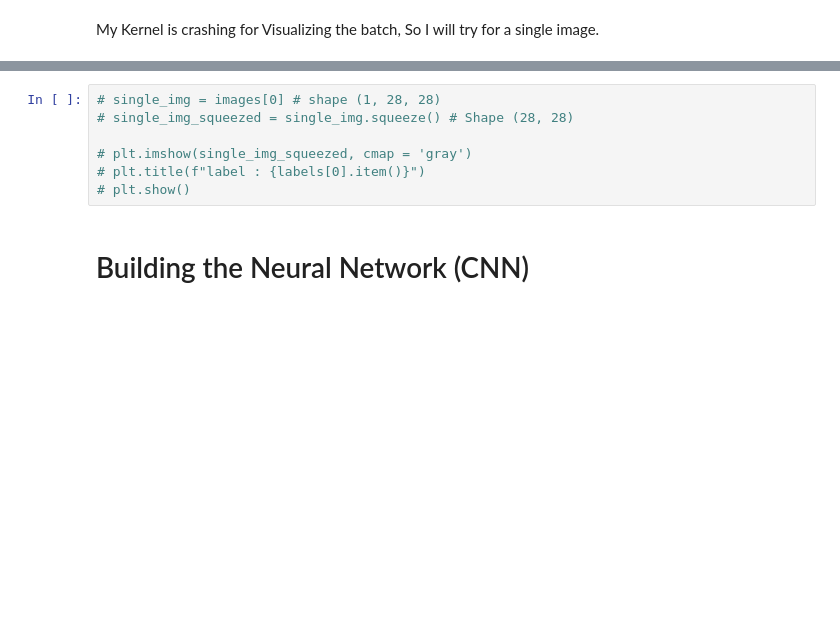
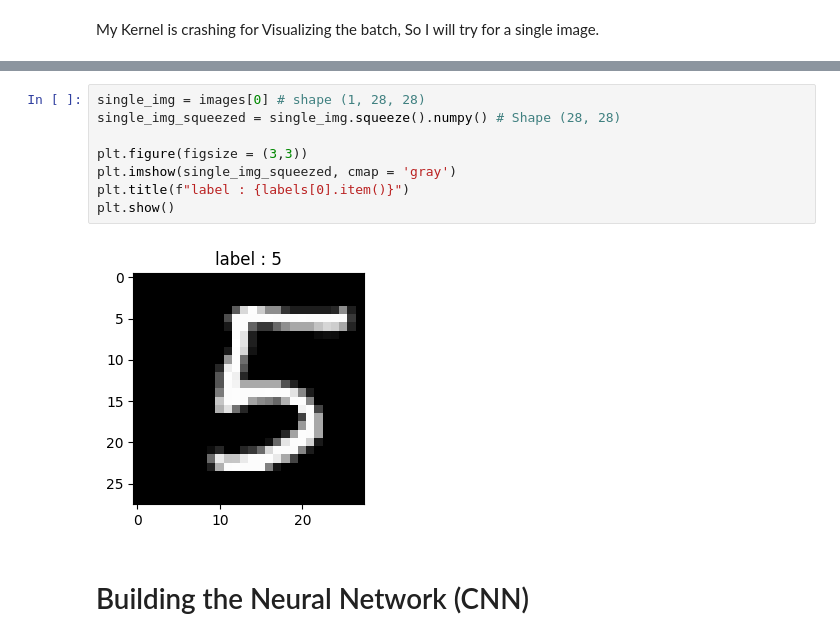
Before and after one commit to Shashank18703/My-Projects, a Jupyter notebook: Number_Rec/model.ipynb, the cells around one changed output, grey strips where cells are left out. Saved outputs shown, nothing was run; the diff lists cells and outputs as text; blank space fills up the shorter version.

```diff
--- a/Number_Rec/model.ipynb
+++ b/Number_Rec/model.ipynb
@@ -148,10 +167,13 @@ My Kernel is crashing for Visualizing the batch, So I will try for a single imag
 # %%
-# single_img = images[0] # shape (1, 28, 28)
-# single_img_squeezed = single_img.squeeze() # Shape (28, 28)
+single_img = images[0] # shape (1, 28, 28)
+single_img_squeezed = single_img.squeeze().numpy() # Shape (28, 28)
 
-# plt.imshow(single_img_squeezed, cmap = 'gray')
-# plt.title(f"label : {labels[0].item()}")
-# plt.show()
+plt.figure(figsize = (3,3))
+plt.imshow(single_img_squeezed, cmap = 'gray')
+plt.title(f"label : {labels[0].item()}")
+plt.show()
+# %% [output]
+[figure, added]
 # %% [markdown]
 # Building the Neural Network (CNN)
 # %% [markdown]
```
Also changed, not shown: parts of 16 cells of this notebook, 3 other files.
